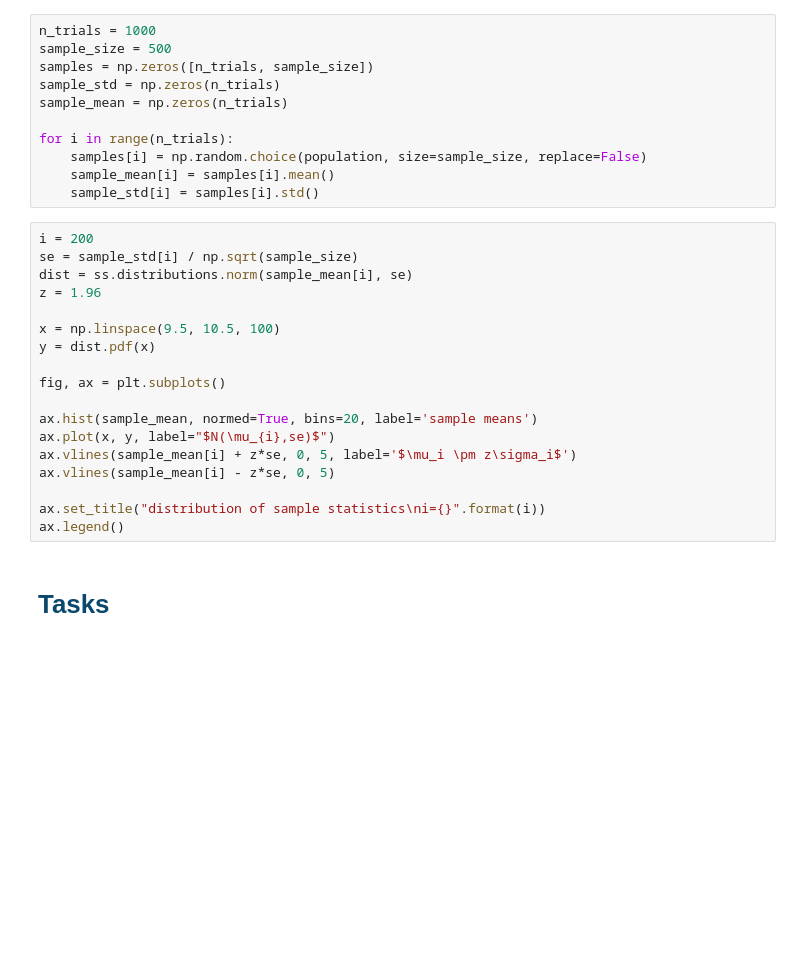
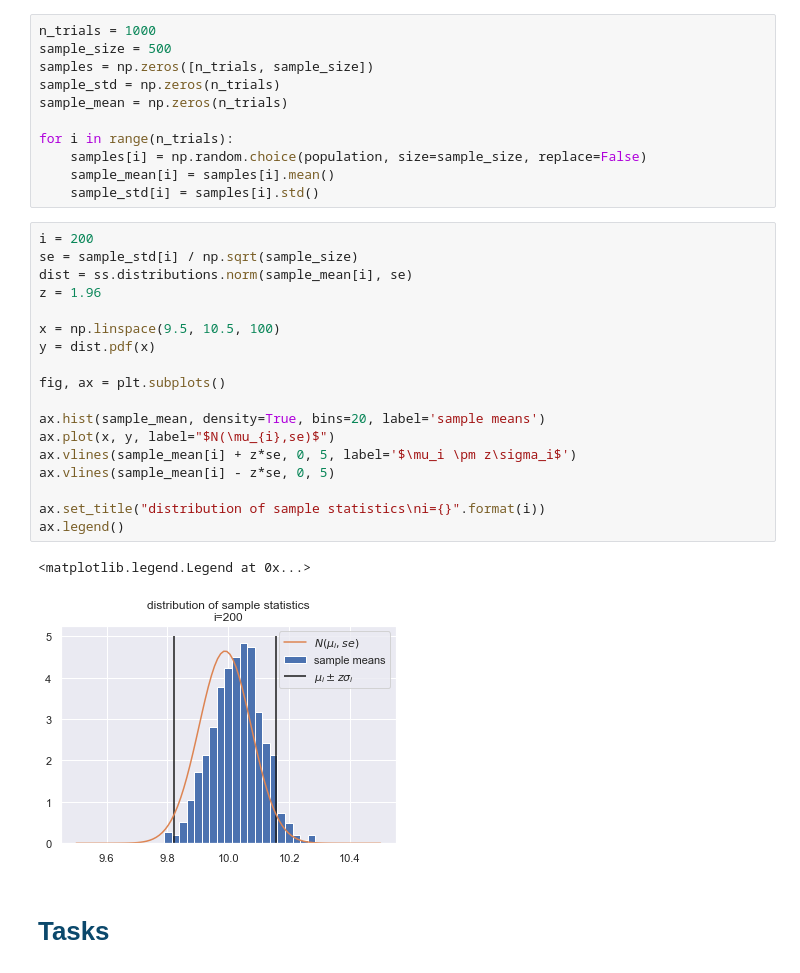
Before and after one commit to gaoshangdeakin/SIT384-Jupyter, a Jupyter notebook: SIT384P06A-Supervised Learning2.ipynb, the cells around one changed output. Cells and saved outputs as stored; diff of their text form; blank space fills up the shorter version.

```diff
--- a/SIT384P06A-Supervised Learning2.ipynb
+++ b/SIT384P06A-Supervised Learning2.ipynb
@@ -706,21 +785,24 @@ for i in range(n_trials):
 # %%
 i = 200
 se = sample_std[i] / np.sqrt(sample_size)
 dist = ss.distributions.norm(sample_mean[i], se)
 z = 1.96
 
 x = np.linspace(9.5, 10.5, 100)
 y = dist.pdf(x)
 
 fig, ax = plt.subplots()
 
-ax.hist(sample_mean, normed=True, bins=20, label='sample means')
+ax.hist(sample_mean, density=True, bins=20, label='sample means')
 ax.plot(x, y, label="$N(\mu_{i},se)$")
 ax.vlines(sample_mean[i] + z*se, 0, 5, label='$\mu_i \pm z\sigma_i$')
 ax.vlines(sample_mean[i] - z*se, 0, 5)
 
 ax.set_title("distribution of sample statistics\ni={}".format(i))
 ax.legend()
+# %% [output]
+<matplotlib.legend.Legend at 0x...>
+[figure, added]
 # %% [markdown]
 # <span style="color:#0b486b">Tasks</span>
 # %% [markdown]
```
Also changed, not shown: parts of 33 cells of this notebook, 1 other file.
